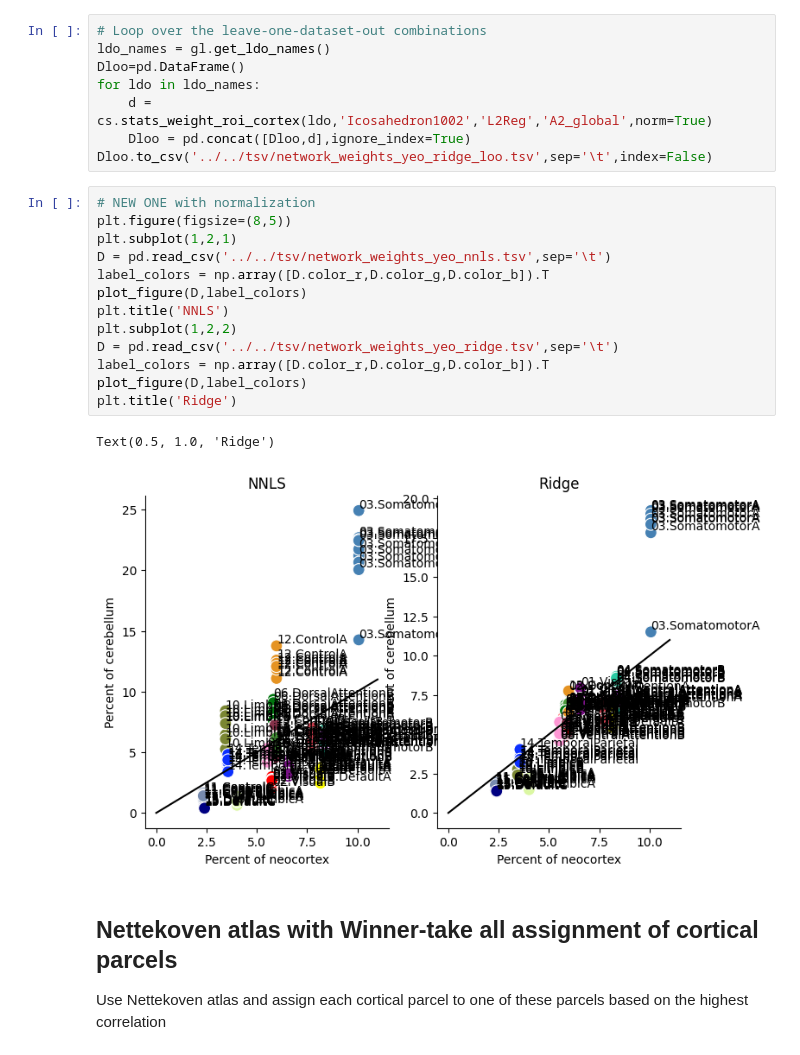
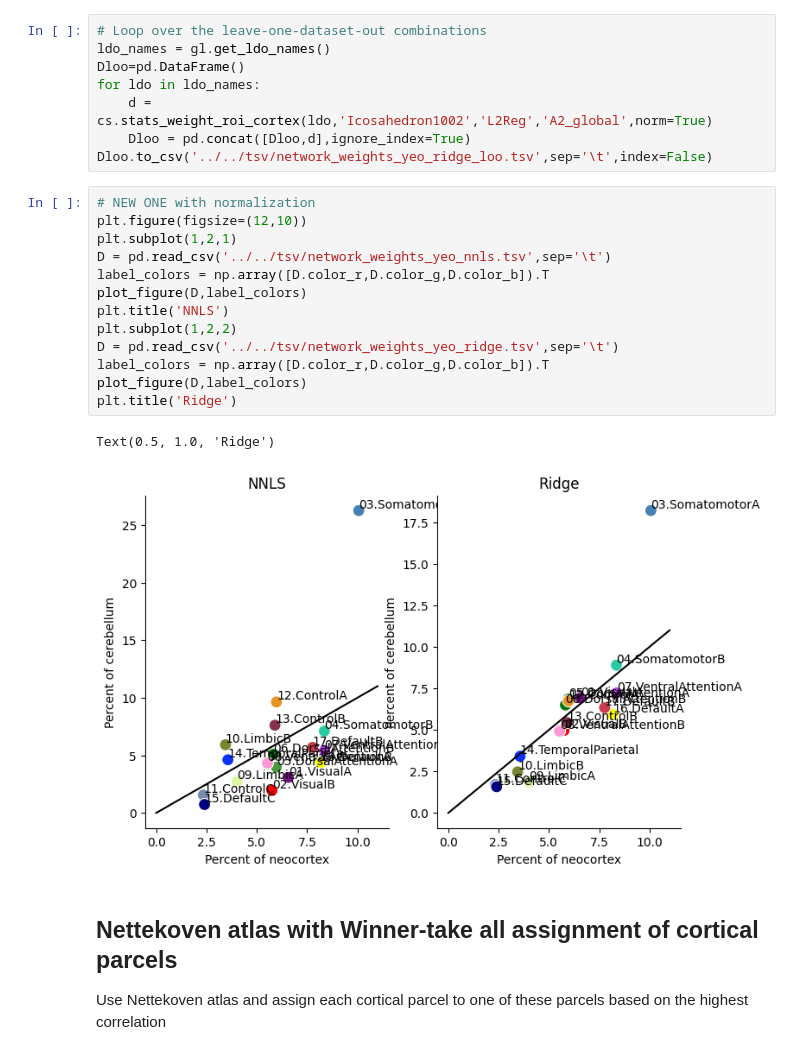
Before and after one commit to DiedrichsenLab/cortico_cereb_connectivity, a Jupyter notebook: notebooks/5. Model_description/Size_of_regions_analysis.ipynb, the cells around one changed output. Drawn from its saved outputs; the diff is of its cells as text.

```diff
--- a/notebooks/5. Model_description/Size_of_regions_analysis.ipynb
+++ b/notebooks/5. Model_description/Size_of_regions_analysis.ipynb
@@ -108,20 +108,20 @@ for ldo in ldo_names:
 Dloo.to_csv('../../tsv/network_weights_yeo_ridge_loo.tsv',sep='\t',index=False)
 # %%
 # NEW ONE with normalization
-plt.figure(figsize=(8,5))
+plt.figure(figsize=(12,10))
 plt.subplot(1,2,1)
 D = pd.read_csv('../../tsv/network_weights_yeo_nnls.tsv',sep='\t')
 label_colors = np.array([D.color_r,D.color_g,D.color_b]).T
 plot_figure(D,label_colors)
 plt.title('NNLS')
 plt.subplot(1,2,2)
 D = pd.read_csv('../../tsv/network_weights_yeo_ridge.tsv',sep='\t')
 label_colors = np.array([D.color_r,D.color_g,D.color_b]).T
 plot_figure(D,label_colors)
 plt.title('Ridge')
 # %% [output]
 Text(0.5, 1.0, 'Ridge')
-[figure, old version]
+[figure, new version]
 # %% [markdown]
 ## Nettekoven atlas with Winner-take all assignment of cortical parcels
 Use Nettekoven atlas and assign each cortical parcel to one of these parcels based on the highest correlation
```
Also changed, not shown: 1 other file.
